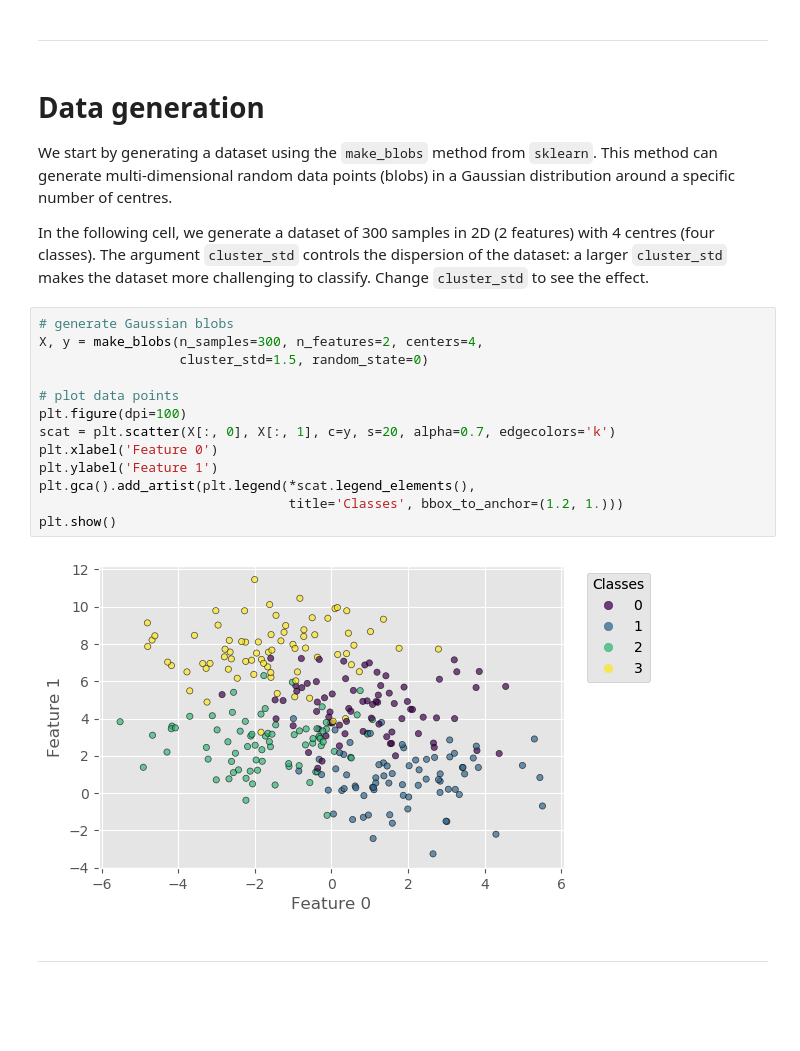
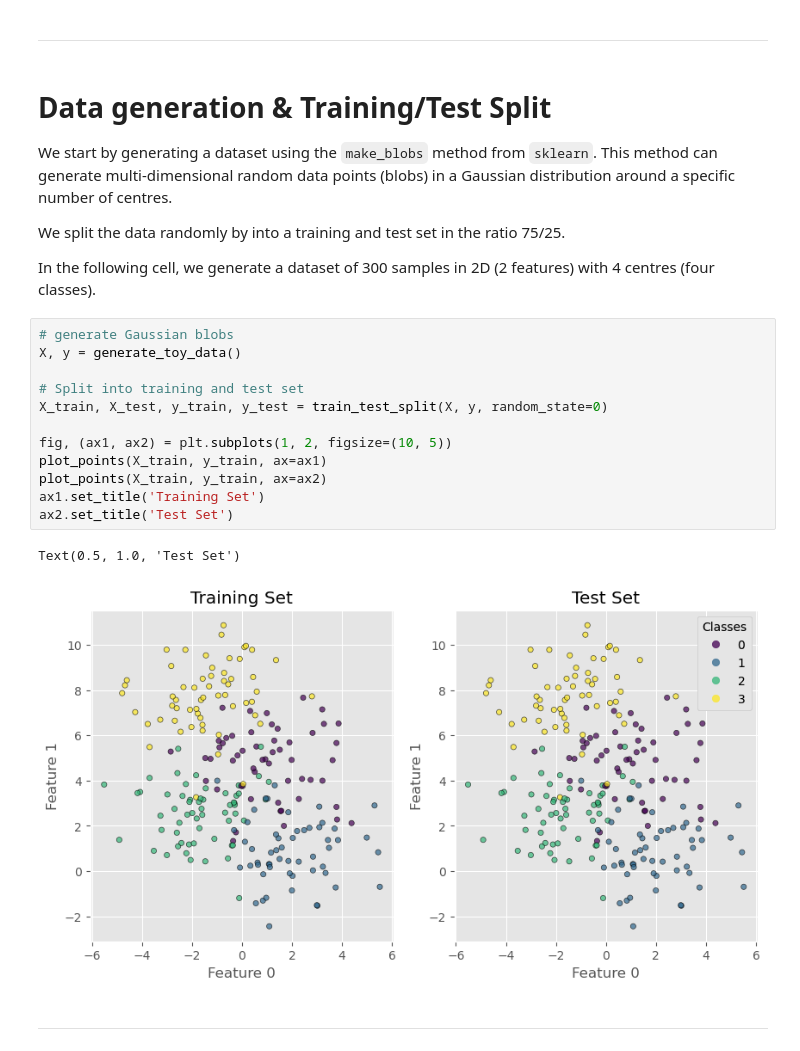
Before and after one commit to stfc-sciml/sciml-workshop, a Jupyter notebook: course_3.0_with_solutions/CLASSICAL/classification_decision_tree.ipynb, the cells around one changed output. Saved outputs shown, nothing was run; the diff lists cells and outputs as text; blank space fills up the shorter version.

```diff
--- a/course_3.0_with_solutions/CLASSICAL/classification_decision_tree.ipynb
+++ b/course_3.0_with_solutions/CLASSICAL/classification_decision_tree.ipynb
@@ -20,26 +62,28 @@ plt.style.use('ggplot')
 # %% [markdown]
 ---
 # %% [markdown]
-# Data generation
+# Data generation & Training/Test Split
 
 We start by generating a dataset using the `make_blobs` method from `sklearn`. This method can generate multi-dimensional random data points (blobs) in a Gaussian distribution around a specific number of centres.
 
-In the following cell, we generate a dataset of 300 samples in 2D (2 features) with 4 centres (four classes). The argument `cluster_std` controls the dispersion of the dataset: a larger `cluster_std` makes the dataset more challenging to classify. Change `cluster_std` to see the effect.
+We split the data randomly by into a training and test set in the ratio 75/25.
+
+In the following cell, we generate a dataset of 300 samples in 2D (2 features) with 4 centres (four classes).
-# %%
-# generate Gaussian blobs
-X, y = make_blobs(n_samples=300, n_features=2, centers=4,
-                  cluster_std=1.5, random_state=0)
-
-# plot data points
-plt.figure(dpi=100)
-scat = plt.scatter(X[:, 0], X[:, 1], c=y, s=20, alpha=0.7, edgecolors='k')
-plt.xlabel('Feature 0')
-plt.ylabel('Feature 1')
-plt.gca().add_artist(plt.legend(*scat.legend_elements(),
-                                title='Classes', bbox_to_anchor=(1.2, 1.)))
-plt.show()
-# %% [output]
-[figure, removed]
+# %%
+# generate Gaussian blobs
+X, y = generate_toy_data()
+
+# Split into training and test set
+X_train, X_test, y_train, y_test = train_test_split(X, y, random_state=0)
+
+fig, (ax1, ax2) = plt.subplots(1, 2, figsize=(10, 5))
+plot_points(X_train, y_train, ax=ax1)
+plot_points(X_train, y_train, ax=ax2)
+ax1.set_title('Training Set')
+ax2.set_title('Test Set')
+# %% [output]
+Text(0.5, 1.0, 'Test Set')
+[figure, added]
 # %% [markdown]
 ---
 # %% [markdown]
```
Also changed, not shown: parts of 18 cells of this notebook, 1 other file.
